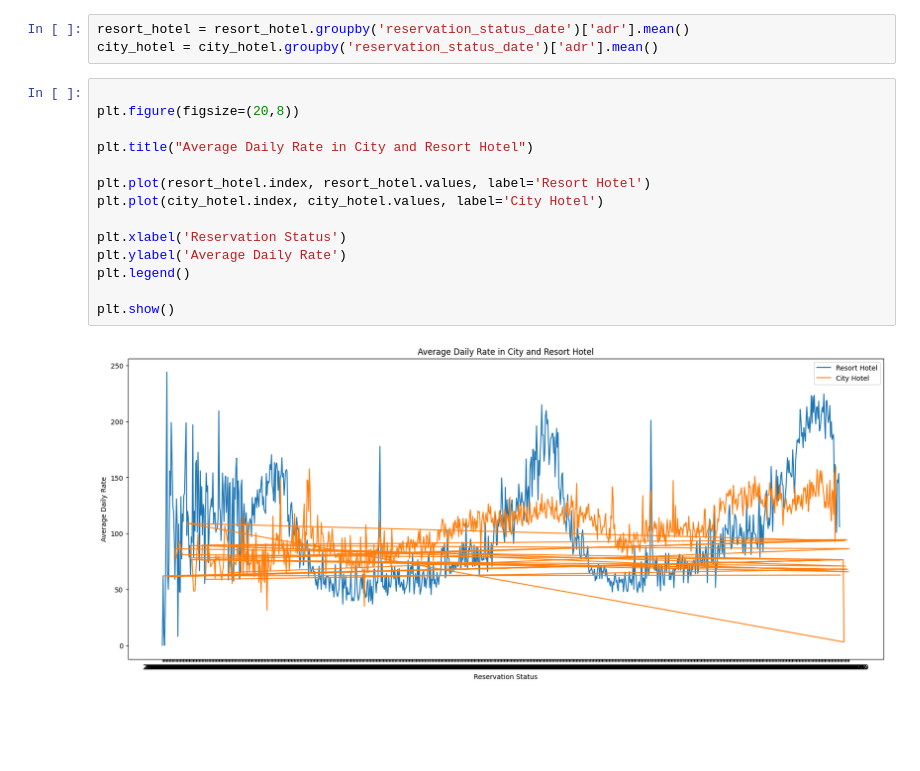
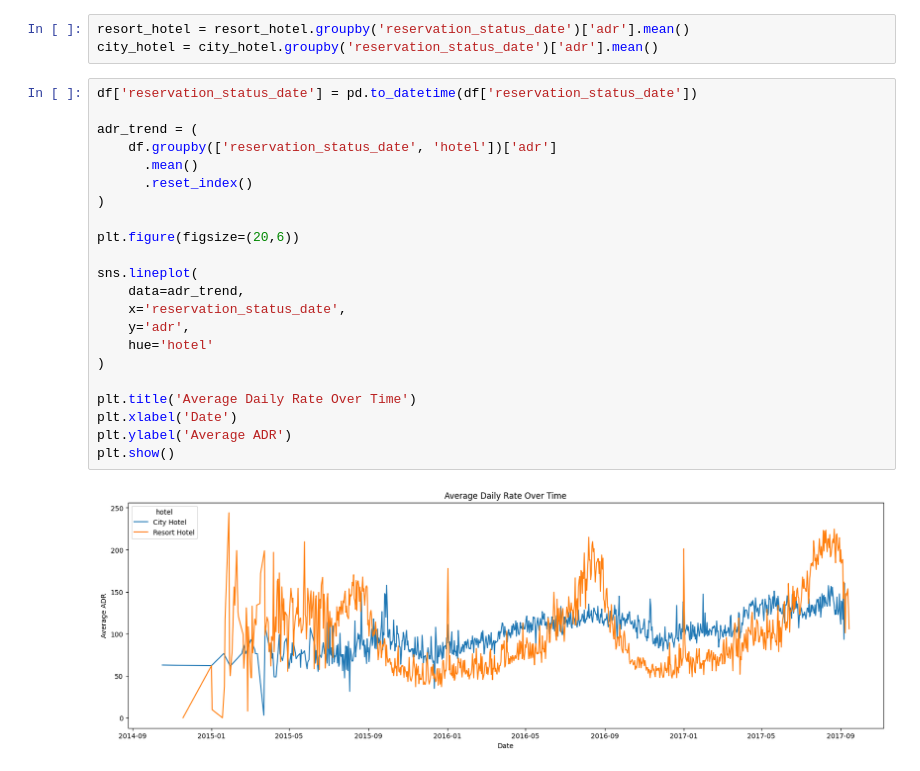
Before and after one commit to dhairyagit/Hotel-Booking-and-Cancellation, a Jupyter notebook: notebooks/EDA_For_Hotel_Booking_Dataset.ipynb, the cells around one changed output. Drawn from its saved outputs; the diff is of its cells as text; blank space fills up the shorter version.

```diff
--- a/notebooks/EDA_For_Hotel_Booking_Dataset.ipynb
+++ b/notebooks/EDA_For_Hotel_Booking_Dataset.ipynb
@@ -563,19 +563,27 @@ city_hotel = df[df['hotel'] == 'City Hotel']
 # %%
 resort_hotel = resort_hotel.groupby('reservation_status_date')['adr'].mean()
 city_hotel = city_hotel.groupby('reservation_status_date')['adr'].mean()
-# %%
-
-plt.figure(figsize=(20,8))
-
-plt.title("Average Daily Rate in City and Resort Hotel")
-
-plt.plot(resort_hotel.index, resort_hotel.values, label='Resort Hotel')
-plt.plot(city_hotel.index, city_hotel.values, label='City Hotel')
-
-plt.xlabel('Reservation Status')
-plt.ylabel('Average Daily Rate')
-plt.legend()
-
-plt.show()
-# %% [output]
-[figure, removed]
+# %%
+df['reservation_status_date'] = pd.to_datetime(df['reservation_status_date'])
+
+adr_trend = (
+    df.groupby(['reservation_status_date', 'hotel'])['adr']
+      .mean()
+      .reset_index()
+)
+
+plt.figure(figsize=(20,6))
+
+sns.lineplot(
+    data=adr_trend,
+    x='reservation_status_date',
+    y='adr',
+    hue='hotel'
+)
+
+plt.title('Average Daily Rate Over Time')
+plt.xlabel('Date')
+plt.ylabel('Average ADR')
+plt.show()
+# %% [output]
+[figure, added]
```
Also changed, not shown: parts of 9 cells of this notebook, 1 other file.
